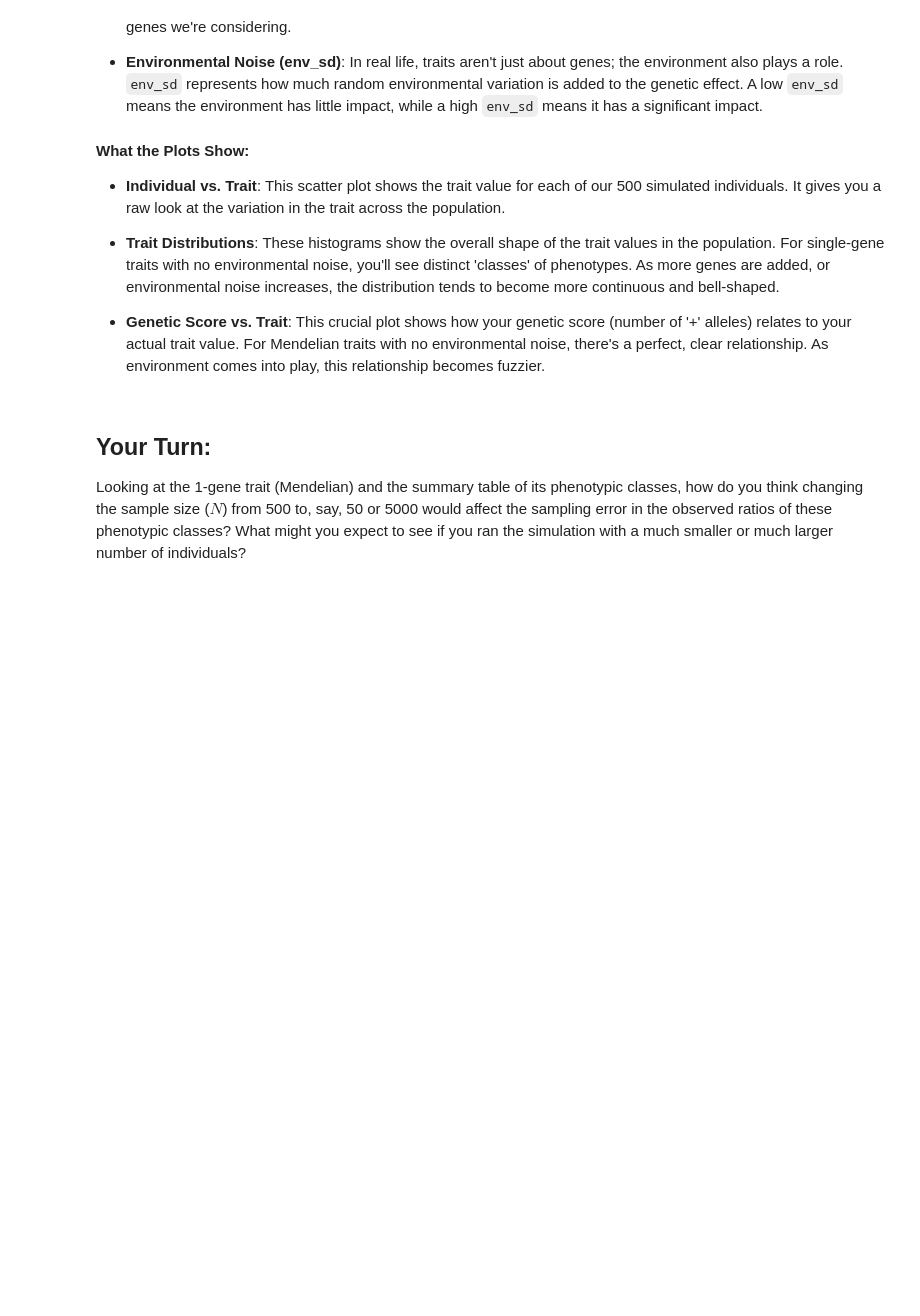
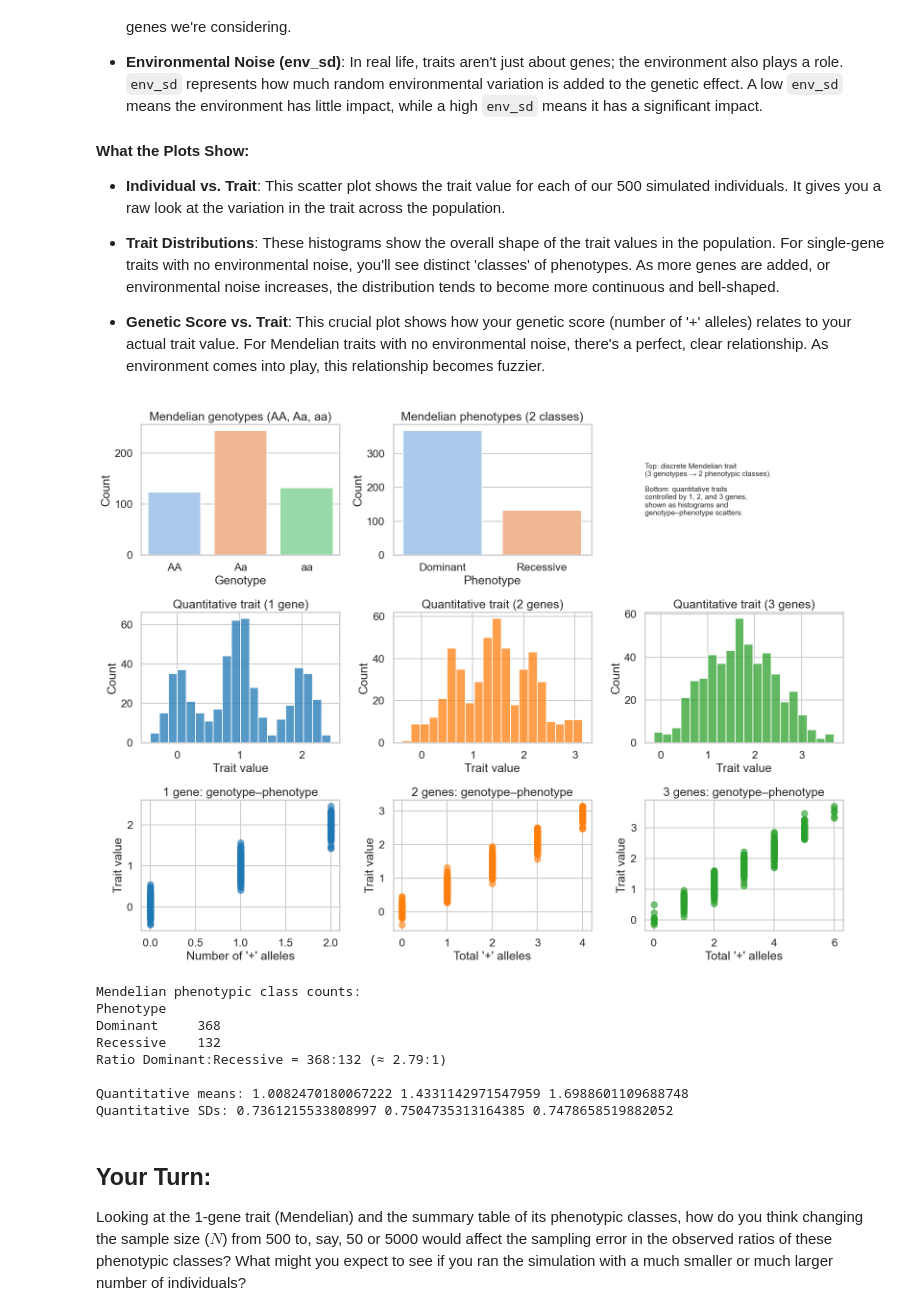
Before and after one commit to au-mbg/molecular_genetics, a Jupyter notebook: notebooks/molgen_trait_simulation.ipynb, the cells around one changed output. Cells and saved outputs as stored; diff of their text form; code cells hidden in the pictures; blank space fills up the shorter version.

Commit message:
Updates to molgen trait simulation

```diff
--- a/notebooks/molgen_trait_simulation.ipynb
+++ b/notebooks/molgen_trait_simulation.ipynb
@@ -197,13 +244,26 @@ The main function is `generate_trait_simulation_plots`, an example of how to use
 # %%
 # Core parameters
 N = 500
 p = 0.5
 
 # Environmental SD per gene category
-env_sds = (0.0, 0.1, 0.0)
+env_sd1 = 0.2    # environmental SD for 1-gene quantitative trait
+env_sd2 = 0.2    # environmental SD for 2-gene quantitative trait
+env_sd3 = 0.2    # environmental SD for 3-gene quantitative trait
 n_loci = (1, 2, 3)
 
-generate_trait_simulation_plots(N=N, p=p, env_sds=env_sds, n_loci_list=n_loci)
+# Run the simulation
+generate_mendelian_quantitative_comparison(N=N, p=p, env_sd1=env_sd1, env_sd2=env_sd2, env_sd3=env_sd3)
+# %% [output]
+[figure, added]
+Mendelian phenotypic class counts:
+Phenotype
+Dominant     368
+Recessive    132
+Ratio Dominant:Recessive = 368:132 (≈ 2.79:1)
+
+Quantitative means: 1.0082470180067222 1.4331142971547959 1.6988601109688748
+Quantitative SDs: 0.7361215533808997 0.7504735313164385 0.7478658519882052
 # %% [markdown]
 ## Your Turn:
 
```
Also changed, not shown: parts of 2 cells of this notebook.
